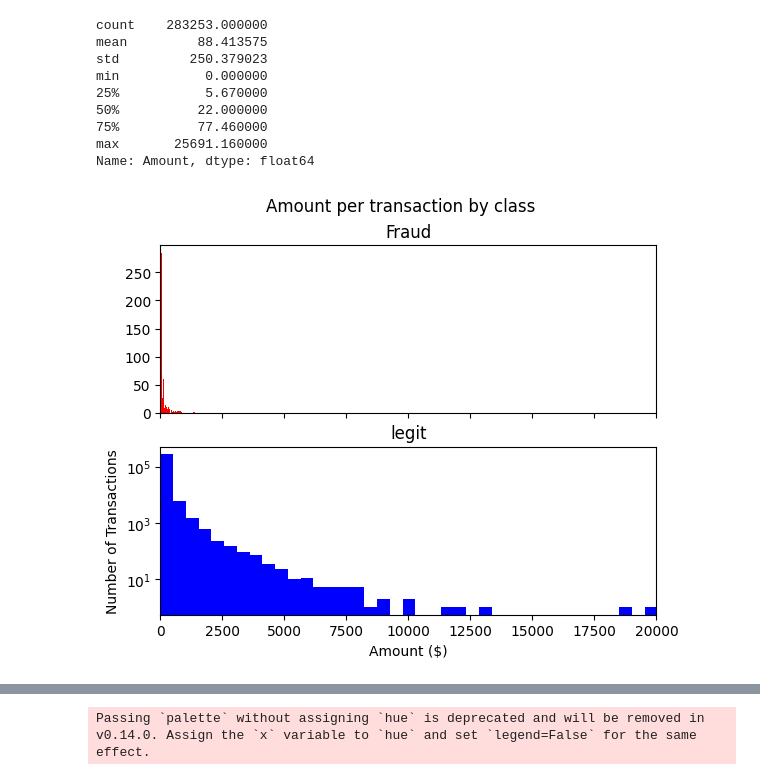
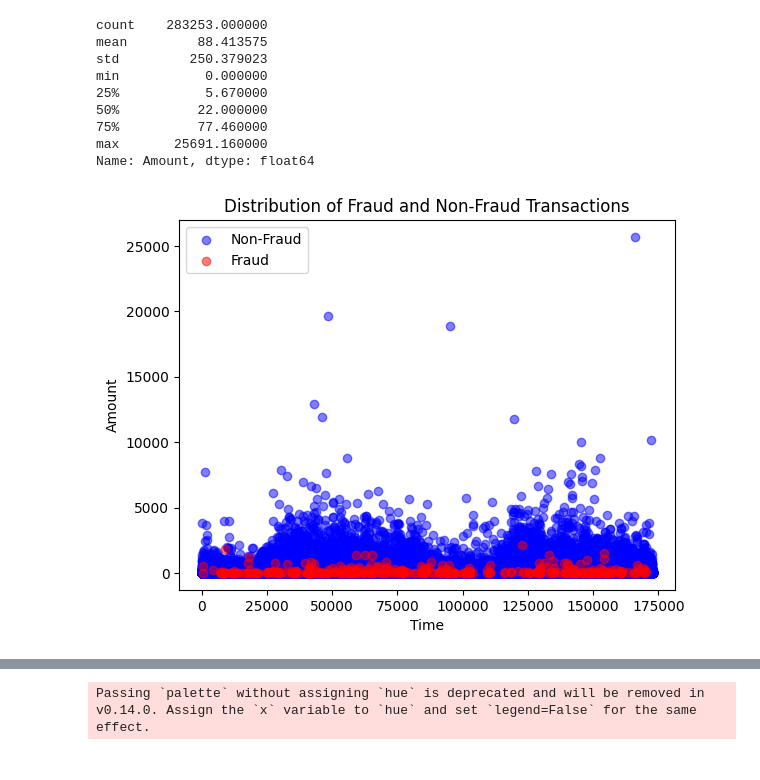
Before and after one commit to franchaise/project, a Jupyter notebook: credit_project.ipynb, the cells around one changed output, grey strips where cells are left out. Saved outputs shown, nothing was run; the diff lists cells and outputs as text; code cells hidden in the pictures.

```diff
--- a/credit_project.ipynb
+++ b/credit_project.ipynb
@@ -146,19 +146,20 @@ min           0.000000
 75%          77.460000
 max       25691.160000
 Name: Amount, dtype: float64
-# %%
-f, (ax1, ax2) = plt.subplots(2, 1, sharex=True)
-f.suptitle('Amount per transaction by class')
-bins = 50
-ax1.hist(fraud.Amount, bins = bins, color='red')
-ax1.set_title('Fraud')
-ax2.hist(legit.Amount, bins = bins, color='blue')
-ax2.set_title('legit')
-plt.xlabel('Amount ($)')
-plt.ylabel('Number of Transactions')
-plt.xlim((0, 20000))
-plt.yscale('log')
-plt.show()
-# %% [output]
-[figure, removed]
+# %%
+
+# Create scatter plot
+
+plt.scatter(legit['Time'], legit['Amount'], c='blue', label='Non-Fraud', alpha=0.5)
+plt.scatter(fraud['Time'], fraud['Amount'], c='red', label='Fraud', alpha=0.5)
+# Add labels and title
+plt.xlabel('Time')
+plt.ylabel('Amount')
+plt.title('Distribution of Fraud and Non-Fraud Transactions')
+plt.legend()
+
+# Show plot
+plt.show()
+# %% [output]
+[figure, added]
 # %%
```
Also changed, not shown: parts of 38 cells of this notebook.
